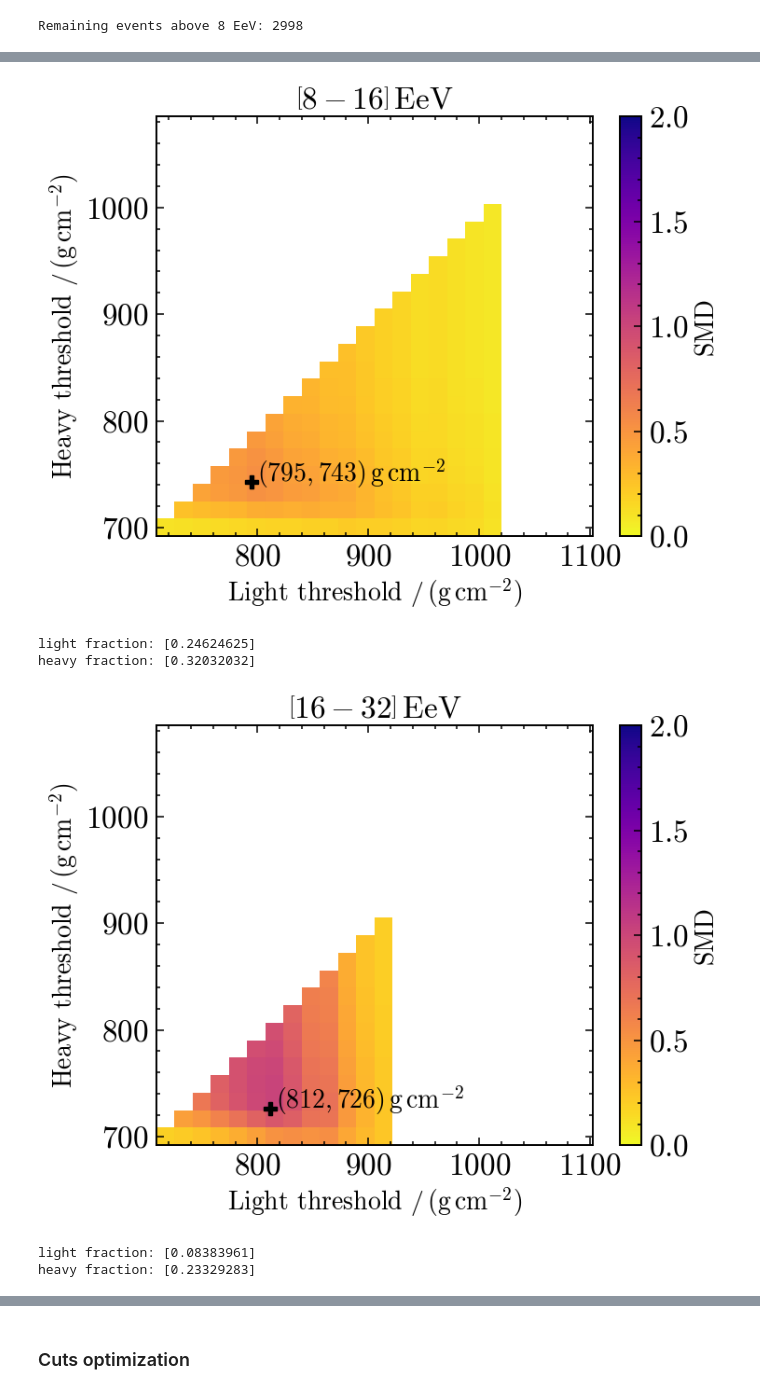
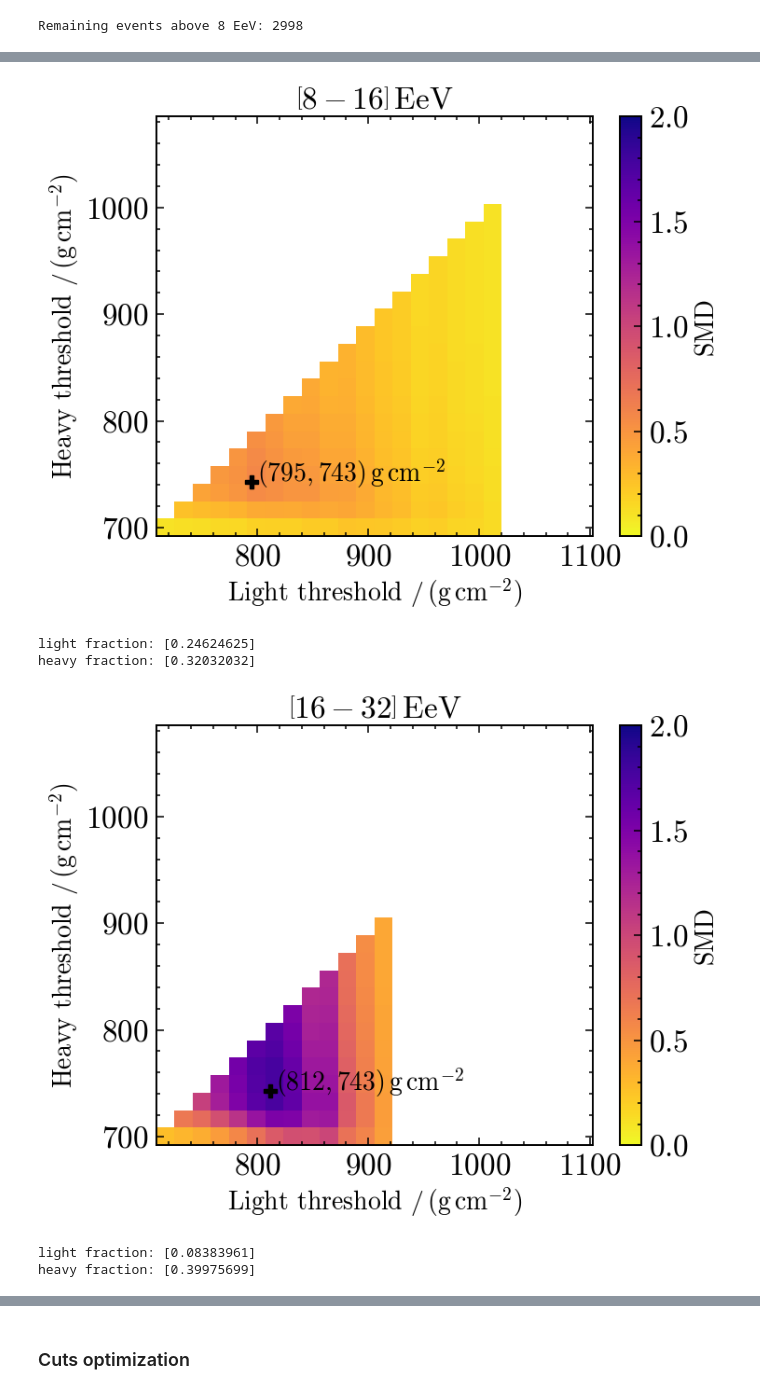
Before and after one commit to paolo-magnani/aixnet_simulations, a Jupyter notebook: plots_laquila.ipynb, the cells around one changed output, grey strips where cells are left out. Saved outputs shown, nothing was run; the diff lists cells and outputs as text; code cells hidden in the pictures.

```diff
--- a/plots_laquila.ipynb
+++ b/plots_laquila.ipynb
@@ -137,7 +137,7 @@ print('Remaining events above 8 EeV:', len(dd['energy'][dd['energy']>=8]))
 Remaining events above 8 EeV: 2998
 # %%
 energies = np.array([8e18, 16e18, 32e18, 200e18])
-smd = SMD_method()
+smd = SMD_method(model='EPOS')
 generate_xmax19(dd, 'dnn_xmax', 'energy')
 
 thres_values = np.linspace(np.min(dd['xmax19']), np.max(dd['xmax19']), 27)
@@ -193,6 +193,9 @@ for ee in range(len(energies)-1):
 for key, value in results_dict.items():
     results_dict[key] = np.array(value)
 
+heavy_cut = []
+light_cut = []
+
 for i in range(len(energies[:-1])):
     ene = energies[i]
     eneplus = energies[i+1]
@@ -215,33 +218,36 @@ for i in range(len(energies[:-1])):
     masked_SMD = np.ma.masked_where((unique_light[None, :] <= unique_heavy[:, None])|(SMD_grid<=0), SMD_grid)
     # heatmap with absolute value
     plt.figure(figsize=(9, 6))
     plt.title(rf'$\left[{ene/1e18:.0f}-{eneplus/1e18:.0f} \right] \, \mathrm{{EeV}}$')
     cmap = plt.cm.plasma_r.copy()
     cmap.set_bad(color='white')  # Set masked values to white
 
     plt.imshow(masked_SMD, aspect='auto', origin='lower',
             extent=[unique_light.min(), unique_light.max(),
                     unique_heavy.min(), unique_heavy.max()],
             cmap=cmap, vmin=0, vmax=2)
     dot_x = (unique_light[np.where(SMD_grid==SMD_grid.max())[1]])[0]
     dot_y =  (unique_heavy[np.where(SMD_grid==SMD_grid.max())[0]])[0]
     plt.text(dot_x+5, dot_y, rf'$({float(dot_x):.0f},{float(dot_y):.0f}) \, \mathrm{{g \, cm^{{-2}}}}$')
     plt.plot(dot_x, dot_y, ls='', marker='P', color='k', markersize=10)
     plt.colorbar(label='SMD')
     plt.xlabel(r'Light threshold $/ \, \mathrm{(g \, cm^{-2})}$')
     plt.ylabel(r'Heavy threshold $/ \, \mathrm{(g \, cm^{-2})}$')
     plt.show()
 
     best_pos = np.where((results_dict['light']==dot_x)&(results_dict['heavy']==dot_y)&(results_dict['emin']==ene/1e18))
     print('light fraction:', results_dict['N_light'][best_pos]/results_dict['N_tot'][best_pos])
     print('heavy fraction:', results_dict['N_heavy'][best_pos]/results_dict['N_tot'][best_pos])
+
+    heavy_cut.append(dot_y)
+    light_cut.append(dot_x)
 # %% [output]
 8.0 n= 999
 16.0 n= 823
 32.0 n= 1176
 [figure]
 light fraction: [0.24624625]
 heavy fraction: [0.32032032]
-[figure, old version]
+[figure, new version]
 light fraction: [0.08383961]
-heavy fraction: [0.23329283]
+heavy fraction: [0.39975699]
```
Also changed, not shown: parts of 4 cells of this notebook.
